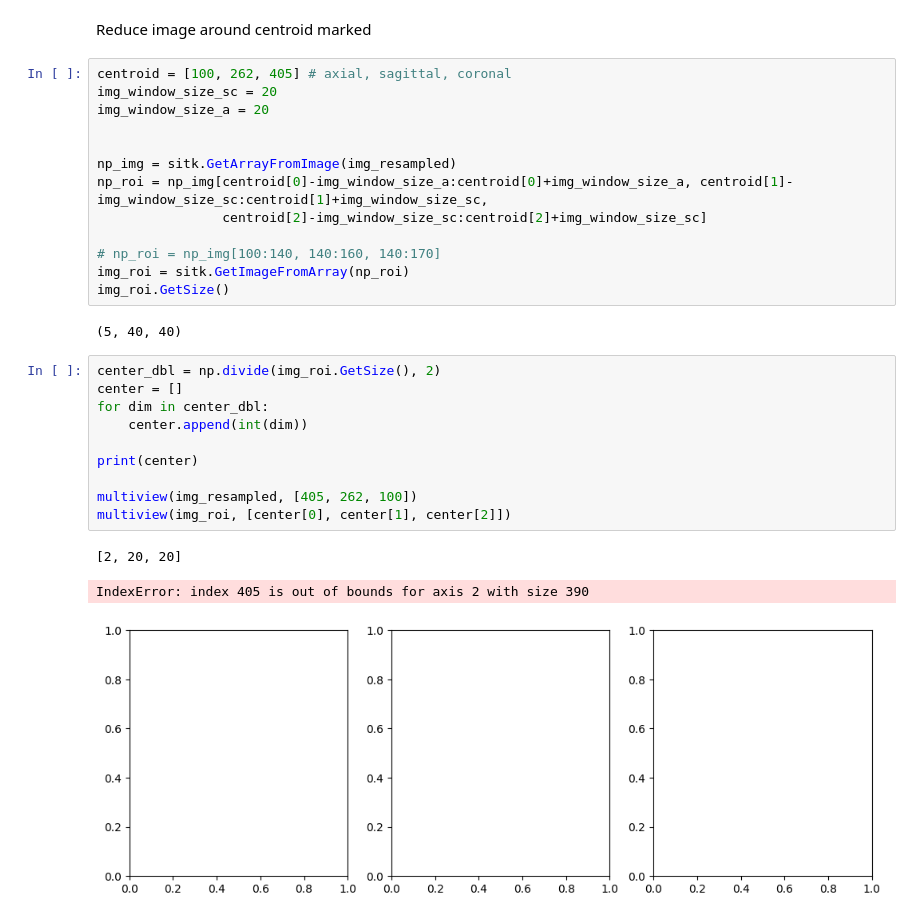
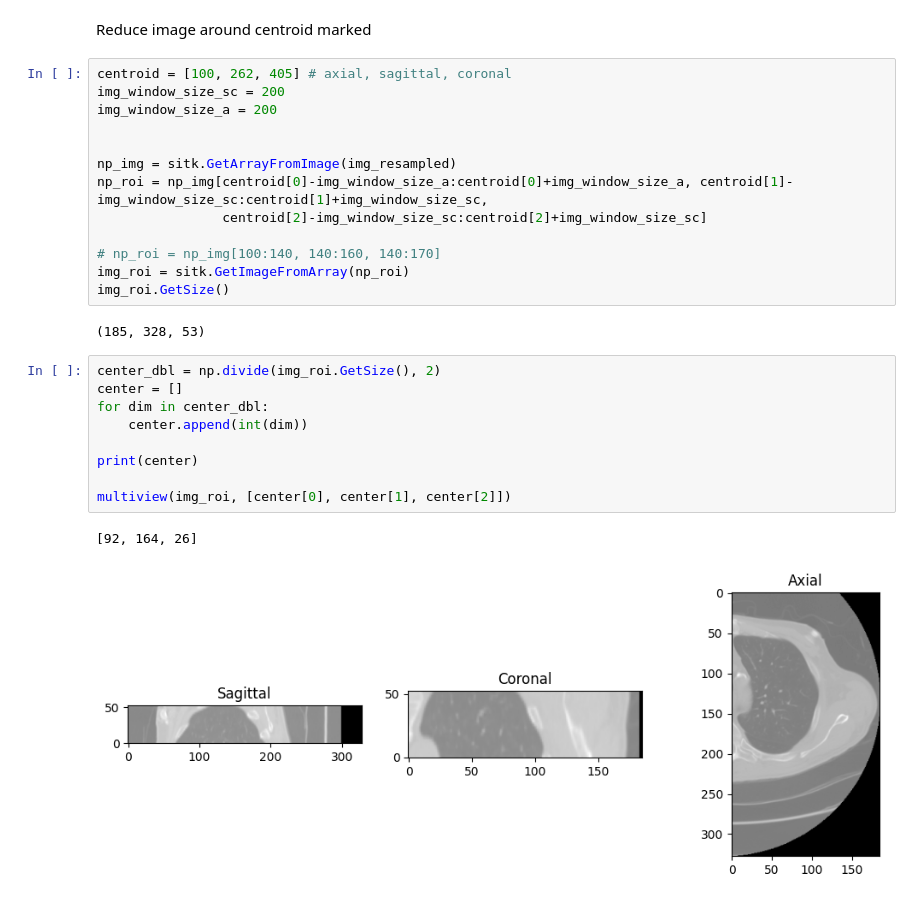
Before and after one commit to JakeKitzmann/dlmi-finalproject, a Jupyter notebook: img_fov_reduction.ipynb, the cells around one changed output. Drawn from its saved outputs; the diff is of its cells as text.

```diff
--- a/img_fov_reduction.ipynb
+++ b/img_fov_reduction.ipynb
@@ -114,8 +114,8 @@ multiview(img_resampled, convert_slicer_coordinates(img_resampled, [405, 262, 10
 Reduce image around centroid marked
 # %%
 centroid = [100, 262, 405] # axial, sagittal, coronal
-img_window_size_sc = 20
-img_window_size_a = 20
+img_window_size_sc = 200
+img_window_size_a = 200
 
 
 np_img = sitk.GetArrayFromImage(img_resampled)
@@ -126,18 +126,16 @@ np_roi = np_img[centroid[0]-img_window_size_a:centroid[0]+img_window_size_a, cen
 img_roi = sitk.GetImageFromArray(np_roi)
 img_roi.GetSize()
 # %% [output]
-(5, 40, 40)
+(185, 328, 53)
 # %%
 center_dbl = np.divide(img_roi.GetSize(), 2)
 center = []
 for dim in center_dbl:
     center.append(int(dim))
 
 print(center)
 
-multiview(img_resampled, [405, 262, 100])
 multiview(img_roi, [center[0], center[1], center[2]])
 # %% [output]
-[2, 20, 20]
+[92, 164, 26]
-IndexError: index 405 is out of bounds for axis 2 with size 390
-[figure, old version]
+[figure, new version]
```
Also changed, not shown: parts of 1 cell of this notebook.
